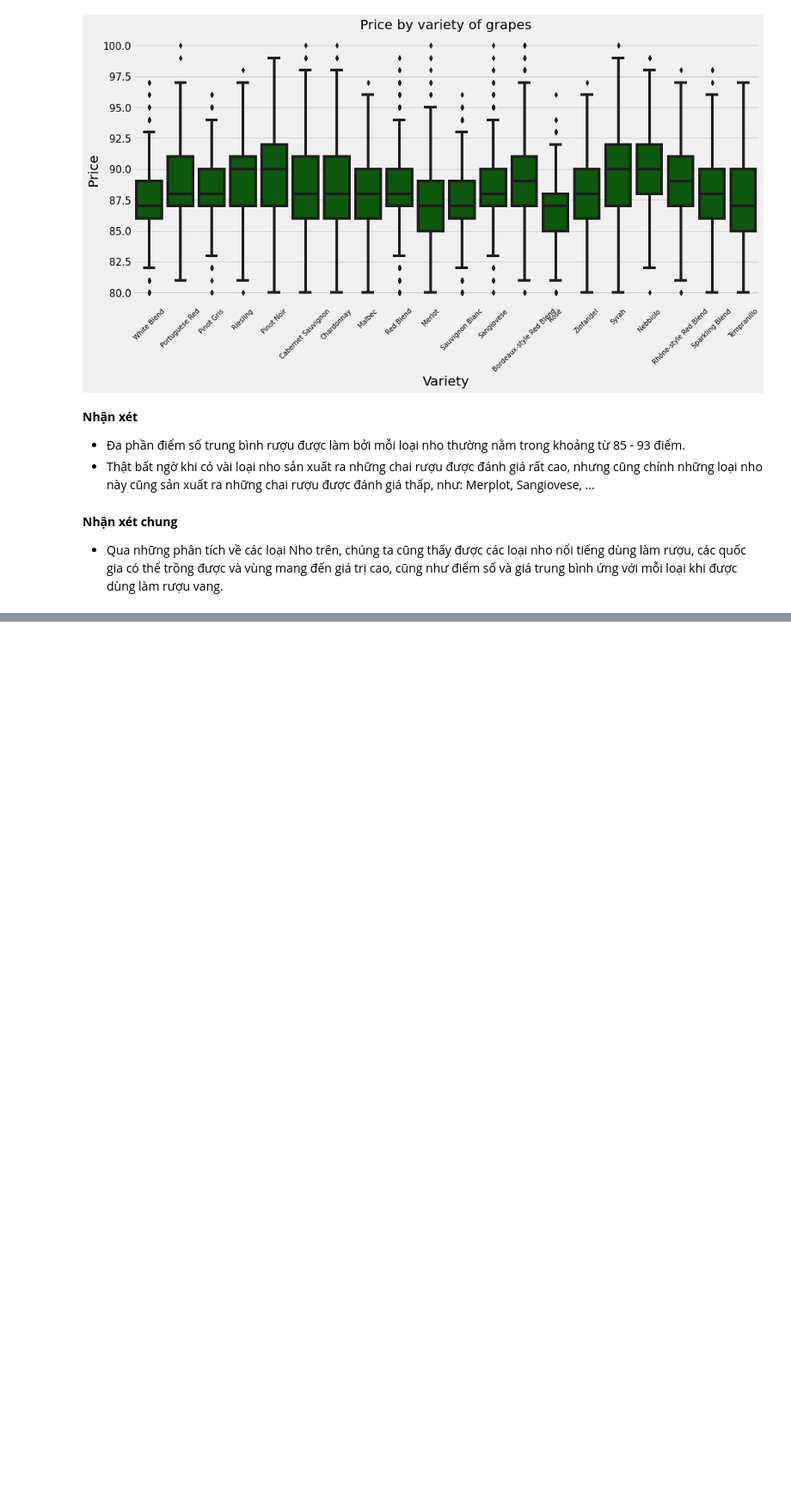
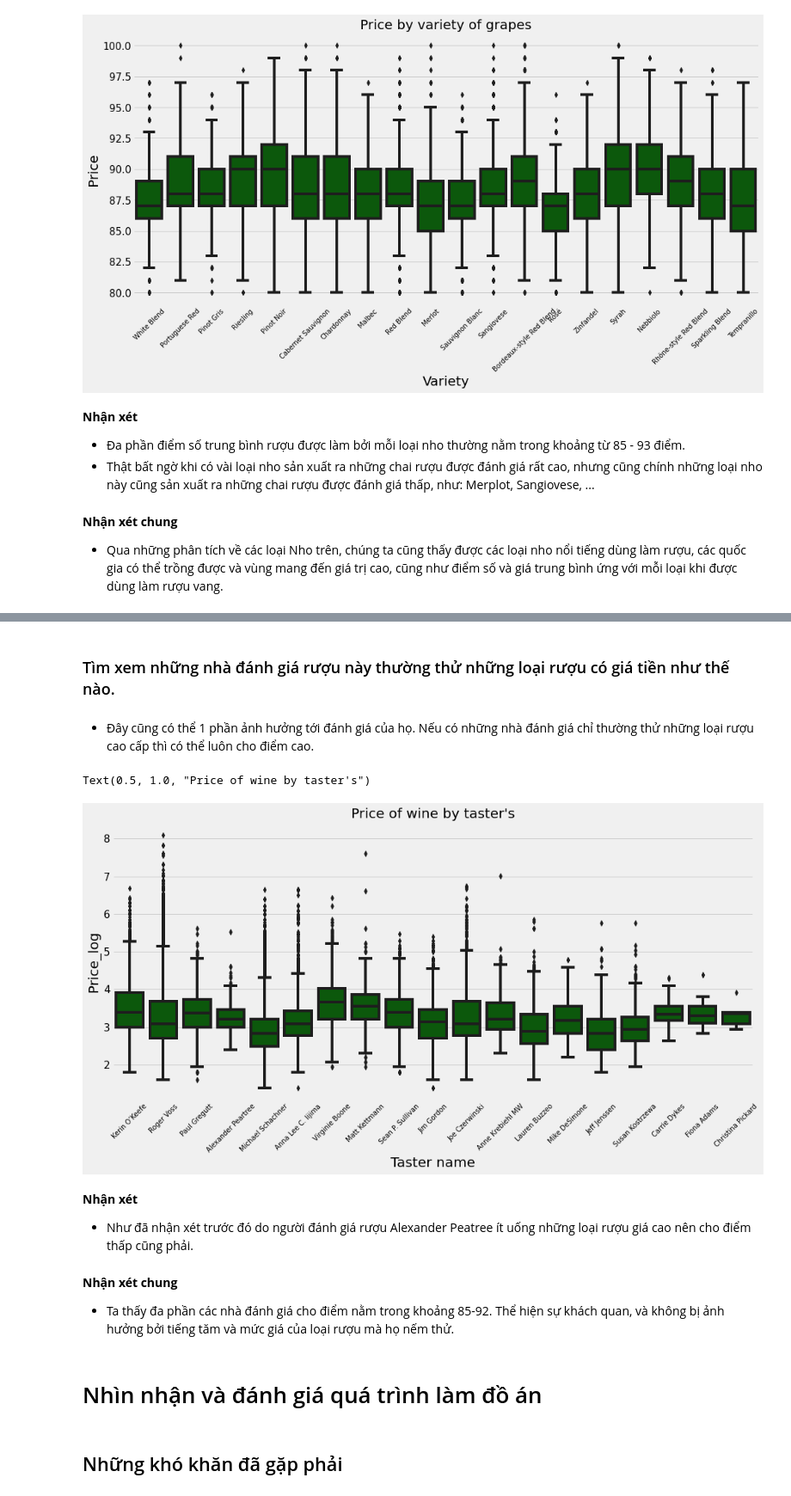
Before and after one commit to KhanhNguyen4999/LTKHDL_FinalProject, a Jupyter notebook: 1712525-NguyenNgocMinhKhanh.ipynb, the cells around one changed output, grey strips where cells are left out. Shown at 86% size. Drawn from its saved outputs; the diff is of its cells as text; code cells hidden in the pictures; blank space fills up the shorter version.

```diff
--- a/1712525-NguyenNgocMinhKhanh.ipynb
+++ b/1712525-NguyenNgocMinhKhanh.ipynb
@@ -861,0 +890,25 @@ wine_df['description'][0]
+# %% [markdown]
+### Tìm xem những nhà đánh giá rượu này thường thử những loại rượu có giá tiền như thế nào.
+# %% [markdown]
+- Đây cũng có thể 1 phần ảnh hưởng tới đánh giá của họ. Nếu có những nhà đánh giá chỉ thường thử những loại rượu cao cấp thì có thể luôn cho điểm cao.
+# %%
+sns.boxplot(x = 'taster_name', y = 'price_log', data = df, color = 'darkgreen')
+plt.xlabel('Taster name', fontsize=20)
+plt.ylabel('Price_log', fontsize = 20)
+plt.xticks(rotation = 45, fontsize = 10)
+plt.title("Price of wine by taster's", fontsize = 20)
+# %% [output]
+Text(0.5, 1.0, "Price of wine by taster's")
+[figure, added]
+# %% [markdown]
+**Nhận xét**
+
+- Như đã nhận xét trước đó do người đánh giá rượu Alexander Peatree ít uống những loại rượu giá cao nên cho điểm thấp cũng phải.
+# %% [markdown]
+**Nhận xét chung**
+
+- Ta thấy đa phần các nhà đánh giá cho điểm nằm trong khoảng 85-92. Thể hiện sự khách quan, và không bị ảnh hưởng bởi tiếng tăm và mức giá của loại rượu mà họ nếm thử.
+# %% [markdown]
+# Nhìn nhận và đánh giá quá trình làm đồ án
+# %% [markdown]
+## Những khó khăn đã gặp phải
```
Also changed, not shown: parts of 16 cells of this notebook.
